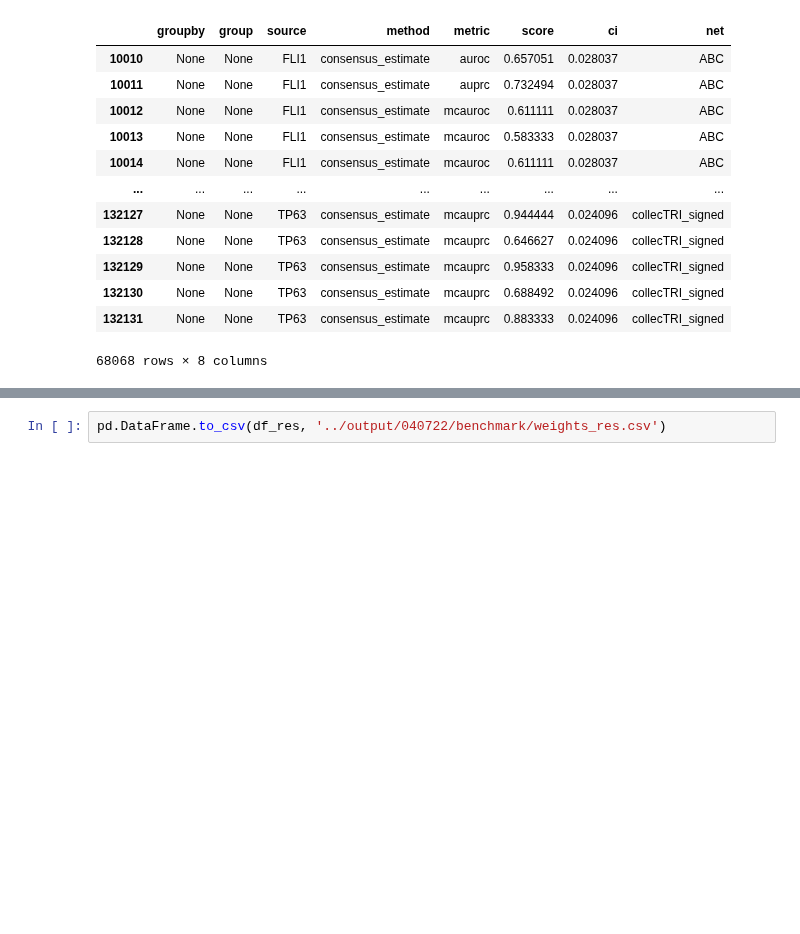
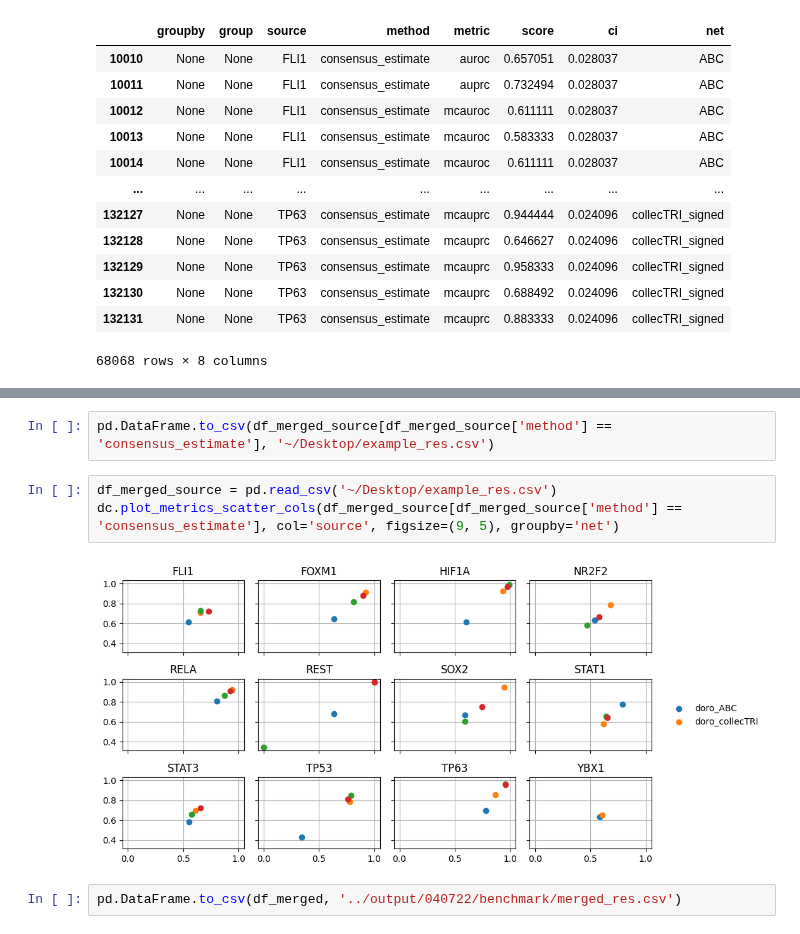
Before and after one commit to saezlab/CollecTRI, a Jupyter notebook: code/benchmark.ipynb, the cells around one changed output, grey strips where cells are left out. Cells and saved outputs as stored; diff of their text form; blank space fills up the shorter version.

```diff
--- a/code/benchmark.ipynb
+++ b/code/benchmark.ipynb
@@ -421,2 +535,9 @@ Done.
+# %%
+pd.DataFrame.to_csv(df_merged_source[df_merged_source['method'] == 'consensus_estimate'], '~/Desktop/example_res.csv')
+# %%
+df_merged_source = pd.read_csv('~/Desktop/example_res.csv')
+dc.plot_metrics_scatter_cols(df_merged_source[df_merged_source['method'] == 'consensus_estimate'], col='source', figsize=(9, 5), groupby='net')
+# %% [output]
+[figure, added]
 # %%
-pd.DataFrame.to_csv(df_res, '../output/040722/benchmark/weights_res.csv')
+pd.DataFrame.to_csv(df_merged, '../output/040722/benchmark/merged_res.csv')
```
Also changed, not shown: parts of 32 cells of this notebook, 5 other files.
